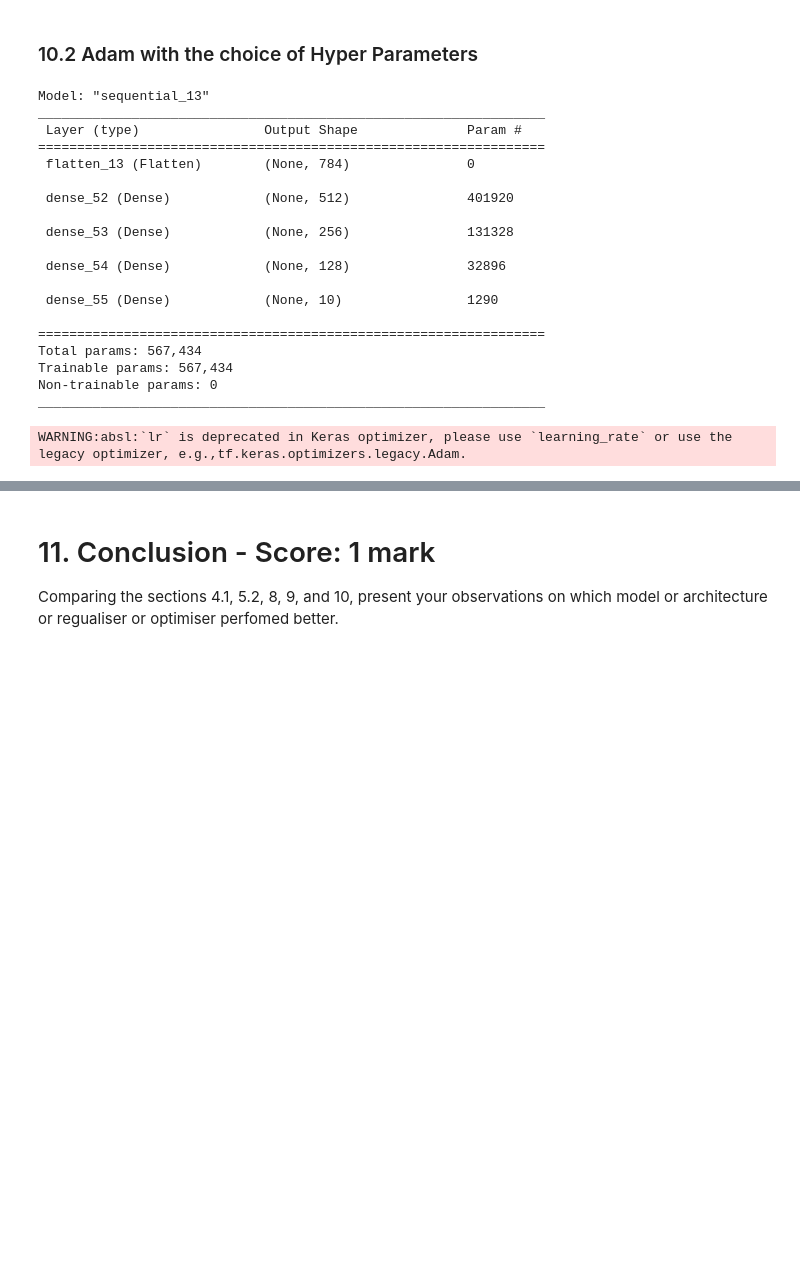
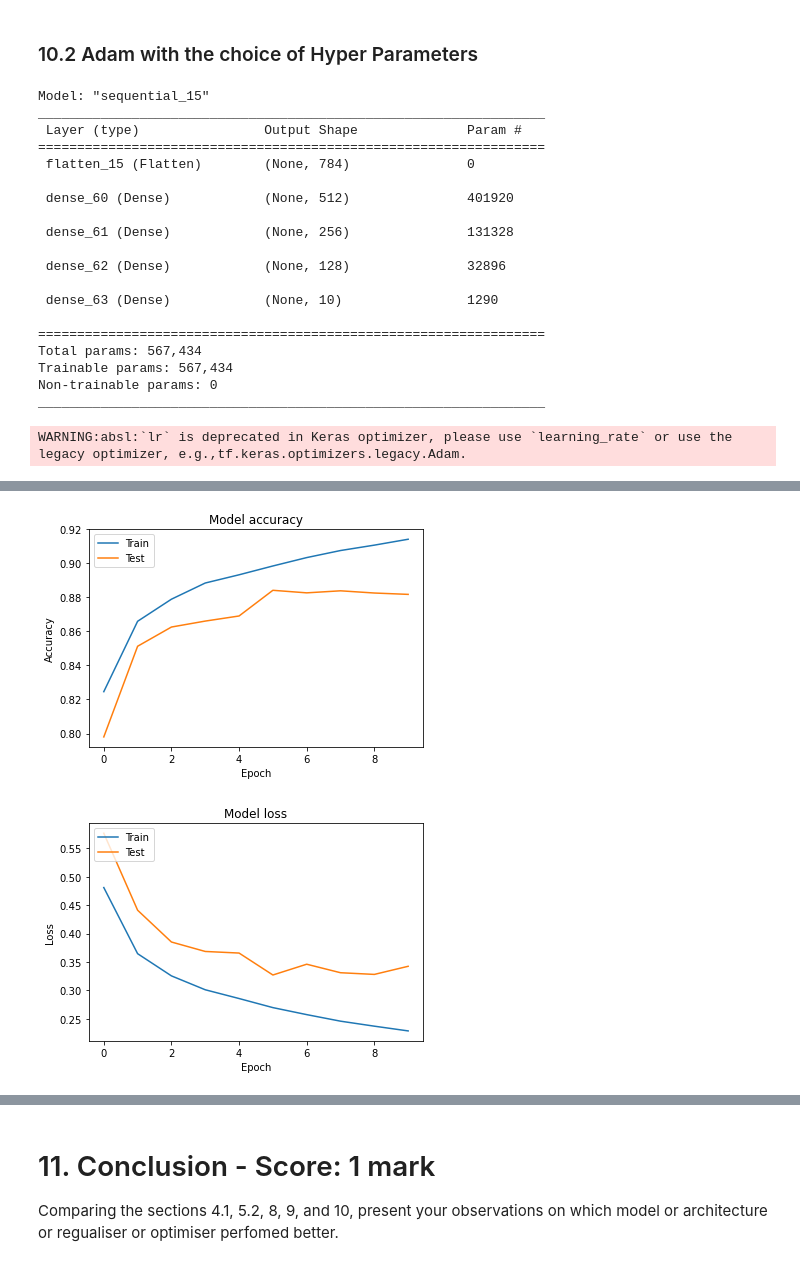
Before and after one commit to sunilmittal22/Deep-Feedforward-neural-network-in-Keras, a Jupyter notebook: DL_assignment_1_group26.ipynb, the cells around one changed output, grey strips where cells are left out. Cells and saved outputs as stored; diff of their text form; code cells hidden in the pictures; blank space fills up the shorter version.

```diff
--- a/DL_assignment_1_group26.ipynb
+++ b/DL_assignment_1_group26.ipynb
@@ -1127,7 +1165,7 @@ adam = Adam(lr=0.001)
 # Compile the model
 model_Adam.compile(optimizer=adam, loss='categorical_crossentropy', metrics=['accuracy'])
 # Train the model
-History_Adam=model_Adam.fit(train_images, train_labels_encoded, epochs=10, batch_size=32, validation_data=(test_images, train_labels_encoded))
+History_Adam=model_Adam.fit(train_images, train_labels_encoded, epochs=10, batch_size=32, validation_data=(test_images, test_labels_encoded))
 loss, accuracy = model_Adam.evaluate(test_images, test_labels_encoded, verbose=0)
 model_result = {
     'model': 'Model with Adam',
@@ -1179,19 +1217,19 @@ plt.show()
 # Report performance metrics
 print('\nClassification Report:\n', classification_report(test_labels, y_pred_classes, digits=4))
 # %% [output]
-Model: "sequential_13"
+Model: "sequential_15"
 _________________________________________________________________
  Layer (type)                Output Shape              Param #
 =================================================================
- flatten_13 (Flatten)        (None, 784)               0
+ flatten_15 (Flatten)        (None, 784)               0
 
- dense_52 (Dense)            (None, 512)               401920
+ dense_60 (Dense)            (None, 512)               401920
 
- dense_53 (Dense)            (None, 256)               131328
+ dense_61 (Dense)            (None, 256)               131328
 
- dense_54 (Dense)            (None, 128)               32896
+ dense_62 (Dense)            (None, 128)               32896
 
- dense_55 (Dense)            (None, 10)                1290
+ dense_63 (Dense)            (None, 10)                1290
 
 =================================================================
 Total params: 567,434
@@ -1202,0 +1260,2 @@ Epoch 1/10
+[figure, added]
+[figure, added]
```
Also changed, not shown: parts of 4 cells of this notebook.
